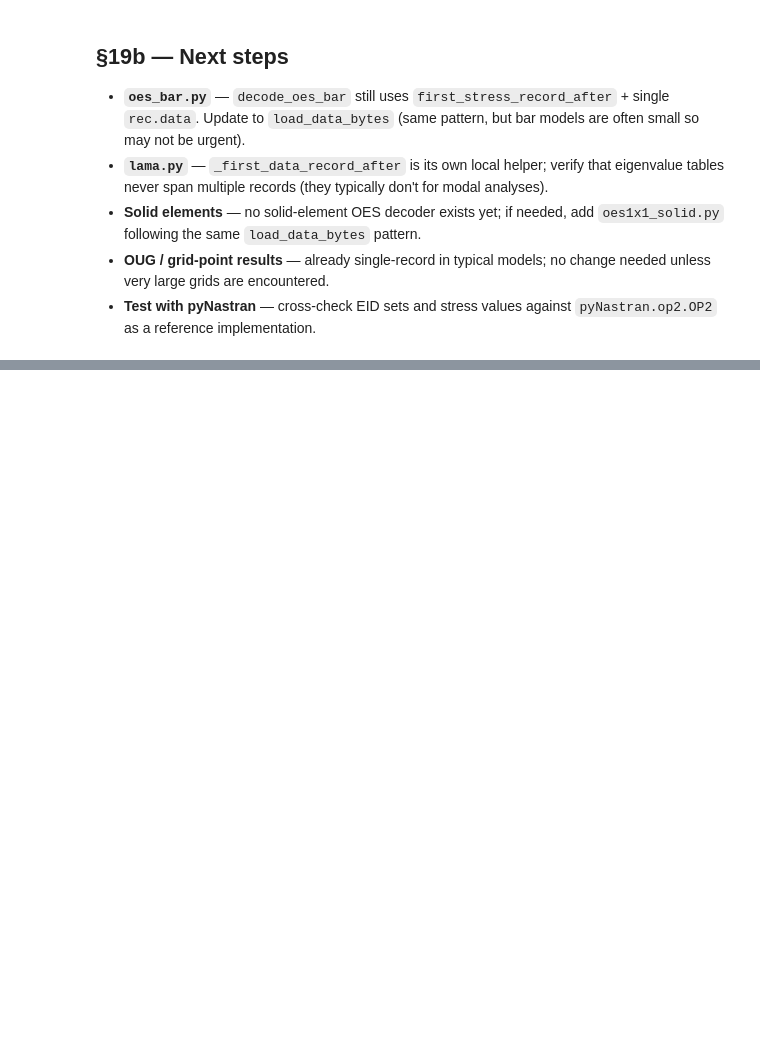
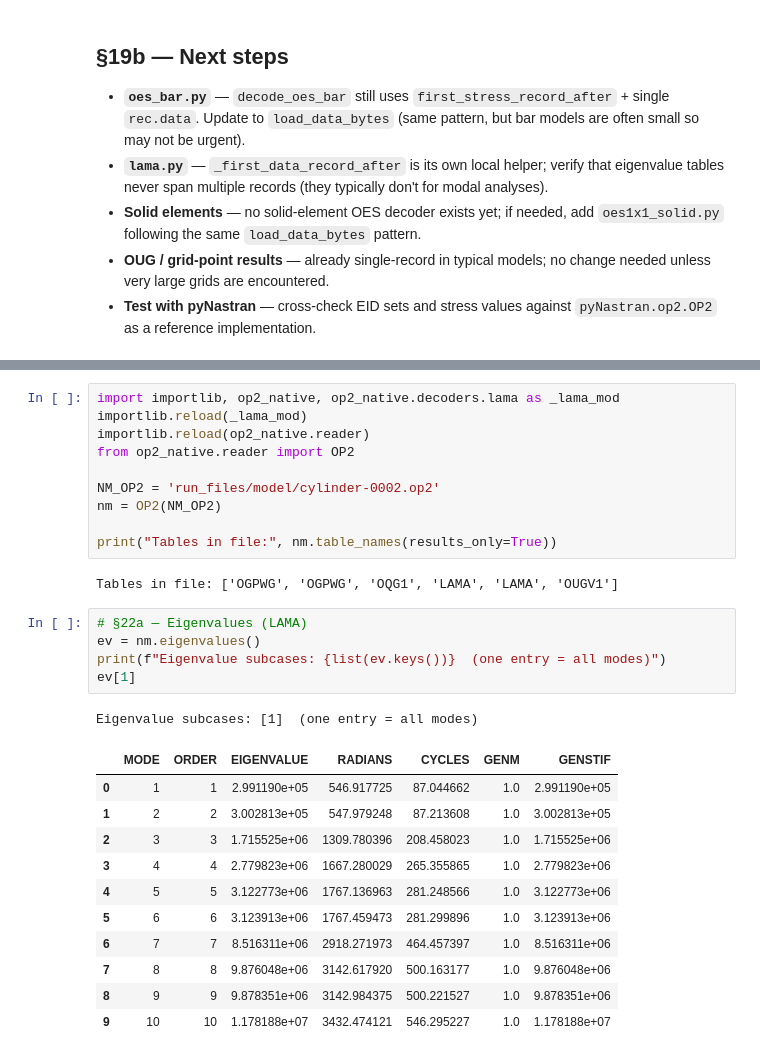
Before and after one commit to echaffey/OP2_reader, a Jupyter notebook: testing.ipynb, the cells around one changed output, grey strips where cells are left out. Saved outputs shown, nothing was run; the diff lists cells and outputs as text; blank space fills up the shorter version.

```diff
--- a/testing.ipynb
+++ b/testing.ipynb
@@ -498,0 +593,30 @@ Done. Adjust EIDS_TO_CHECK / GRIDS_TO_CHECK at the top and re-run the two cells.
+# %%
+import importlib, op2_native, op2_native.decoders.lama as _lama_mod
+importlib.reload(_lama_mod)
+importlib.reload(op2_native.reader)
+from op2_native.reader import OP2
+
+NM_OP2 = 'run_files/model/cylinder-0002.op2'
+nm = OP2(NM_OP2)
+
+print("Tables in file:", nm.table_names(results_only=True))
+# %% [output]
+Tables in file: ['OGPWG', 'OGPWG', 'OQG1', 'LAMA', 'LAMA', 'OUGV1']
+# %%
+# §22a — Eigenvalues (LAMA)
+ev = nm.eigenvalues()
+print(f"Eigenvalue subcases: {list(ev.keys())}  (one entry = all modes)")
+ev[1]
+# %% [output]
+Eigenvalue subcases: [1]  (one entry = all modes)
+|  | MODE | ORDER | EIGENVALUE | RADIANS | CYCLES | GENM | GENSTIF |
+| 0 | 1 | 1 | 2.991190e+05 | 546.917725 | 87.044662 | 1.0 | 2.991190e+05 |
+| 1 | 2 | 2 | 3.002813e+05 | 547.979248 | 87.213608 | 1.0 | 3.002813e+05 |
+| 2 | 3 | 3 | 1.715525e+06 | 1309.780396 | 208.458023 | 1.0 | 1.715525e+06 |
+| 3 | 4 | 4 | 2.779823e+06 | 1667.280029 | 265.355865 | 1.0 | 2.779823e+06 |
+| 4 | 5 | 5 | 3.122773e+06 | 1767.136963 | 281.248566 | 1.0 | 3.122773e+06 |
+| 5 | 6 | 6 | 3.123913e+06 | 1767.459473 | 281.299896 | 1.0 | 3.123913e+06 |
+| 6 | 7 | 7 | 8.516311e+06 | 2918.271973 | 464.457397 | 1.0 | 8.516311e+06 |
+| 7 | 8 | 8 | 9.876048e+06 | 3142.617920 | 500.163177 | 1.0 | 9.876048e+06 |
+| 8 | 9 | 9 | 9.878351e+06 | 3142.984375 | 500.221527 | 1.0 | 9.878351e+06 |
+| 9 | 10 | 10 | 1.178188e+07 | 3432.474121 | 546.295227 | 1.0 | 1.178188e+07 |
```
Also changed, not shown: parts of 19 cells of this notebook, 20 other files.
